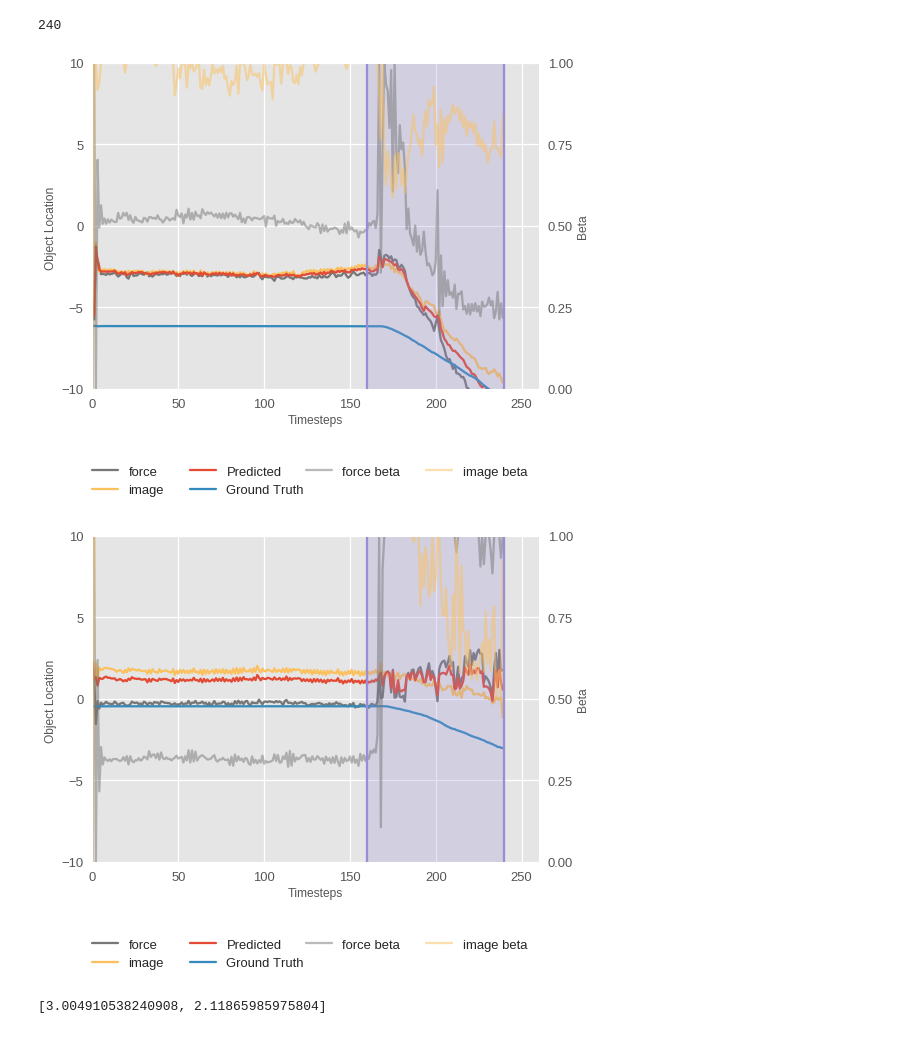
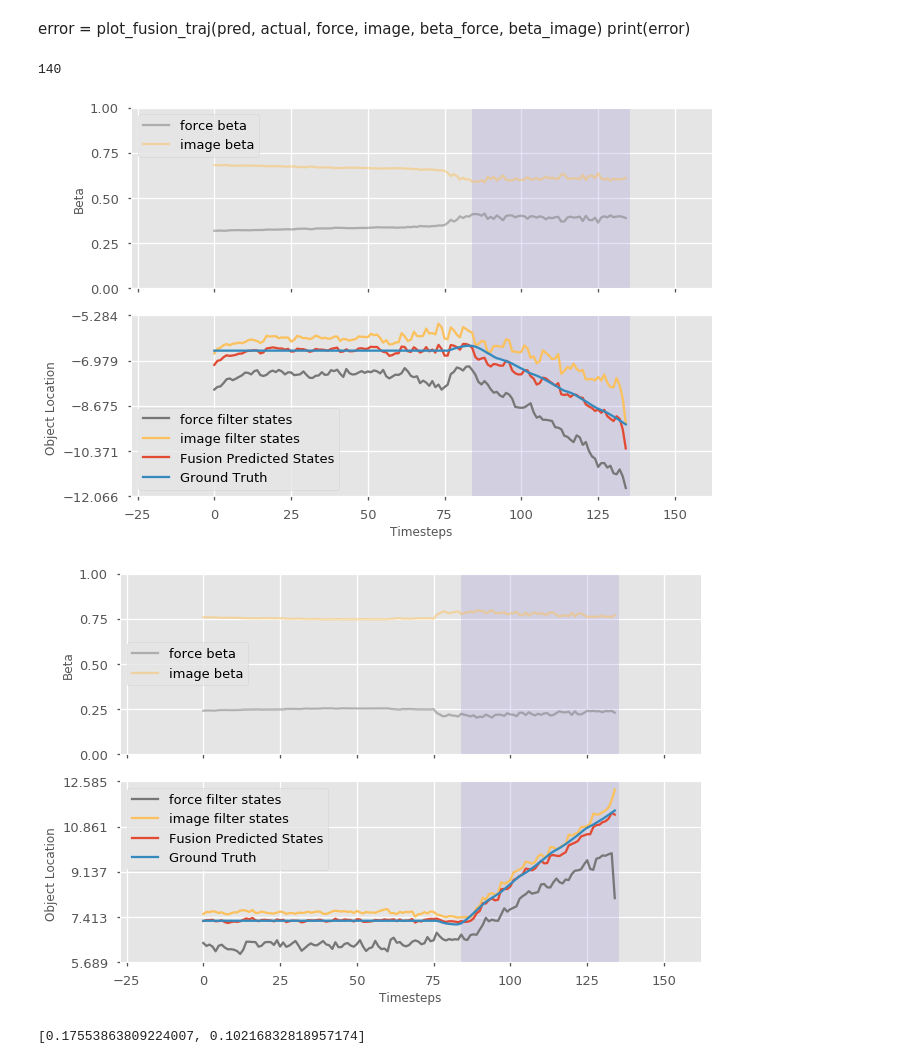
Before and after one commit to HaoWen470/crossmodal_filtering1, a Jupyter notebook: plot_curves.ipynb, the cells around one changed output. Saved outputs shown, nothing was run; the diff lists cells and outputs as text; code cells hidden in the pictures.

Commit message:
plotting curve

```diff
--- a/plot_curves.ipynb
+++ b/plot_curves.ipynb
@@ -21,3 +103,5 @@ f = h5py.File("rollout/fusion_sigma_final_1.h5", 'r')
+# %%
+f = f1
 # %%
 f.keys()
 # %% [output]
@@ -25,9 +109,18 @@ f.keys()
 # %%
-i=10
+i=4
 pred = f['predicted_states'][i] * np.array((5.72, 6.11))
 actual = f['actual_states'][i] * np.array((5.72, 6.11))
 sigma = f['predicted_sigmas'][i]* np.array((5.72, 6.11))
-beta_force = np.clip(f['force_betas'][i] - 1,0, 1)
-beta_image = np.clip(f['image_betas'][i] -1, 0, 1)
+beta_force = np.clip(f['force_betas'][i],0, 1)
+beta_image = np.clip(f['image_betas'][i], 0, 1)
 force = f['force_states'][i]* np.array((5.72, 6.11))
 image = f['image_states'][i]* np.array((5.72, 6.11))
+# %%
+beta_force_r = 1/beta_force
+beta_image_r = 1/beta_image
+
+beta_force = (1/beta_force)/(beta_force_r+beta_image_r)
+beta_image = (1/beta_image)/(beta_force_r+beta_image_r)
+# %%
+error = plot_fusion_traj2(pred, actual, force, image, beta_force, beta_image, start=5)
+print(error)
@@ -34 +208,4 @@ image = f['image_states'][i]* np.array((5.72, 6.11))
+# %% [markdown]
+error = plot_fusion_traj(pred, actual, force, image, beta_force, beta_image)
+print(error)
 # %%
@@ -108,11 +298,11 @@ def plot_fusion_traj(pred, actual, s1, s2, b1, b2, contact=160, start=0):
 
     return error
 # %%
-error = plot_fusion_traj(pred, actual, force, image, beta_force, beta_image)
+error = plot_fusion_traj2(pred, actual, force, image, beta_force, beta_image, start=5)
 print(error)
 # %% [output]
-240
+140
-[figure, old version]
+[figure, new version]
-[figure, old version]
+[figure, new version]
-[3.004910538240908, 2.11865985975804]
+[0.17553863809224007, 0.10216832818957174]
 # %%
```
Also changed, not shown: parts of 15 cells of this notebook.
